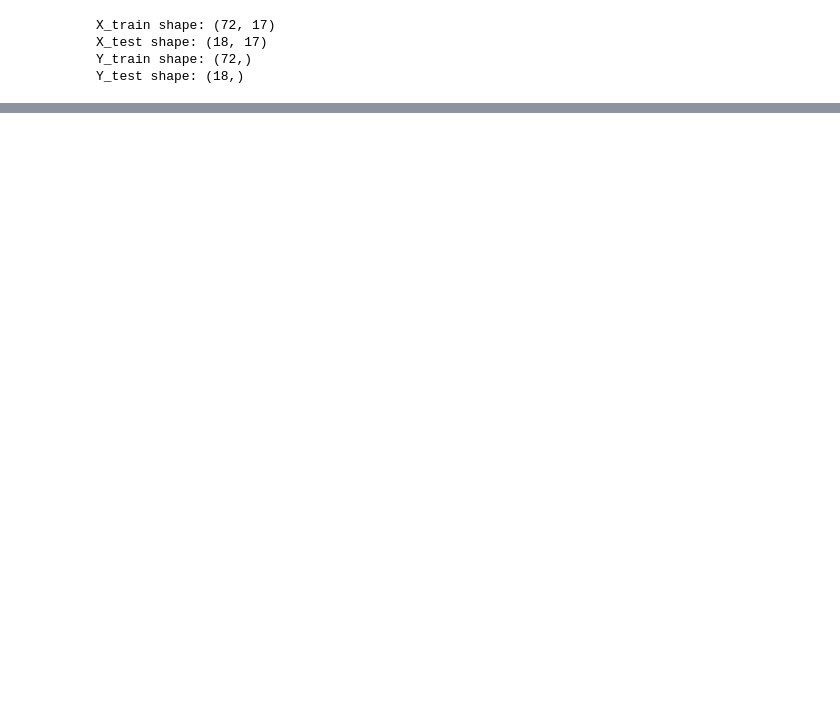
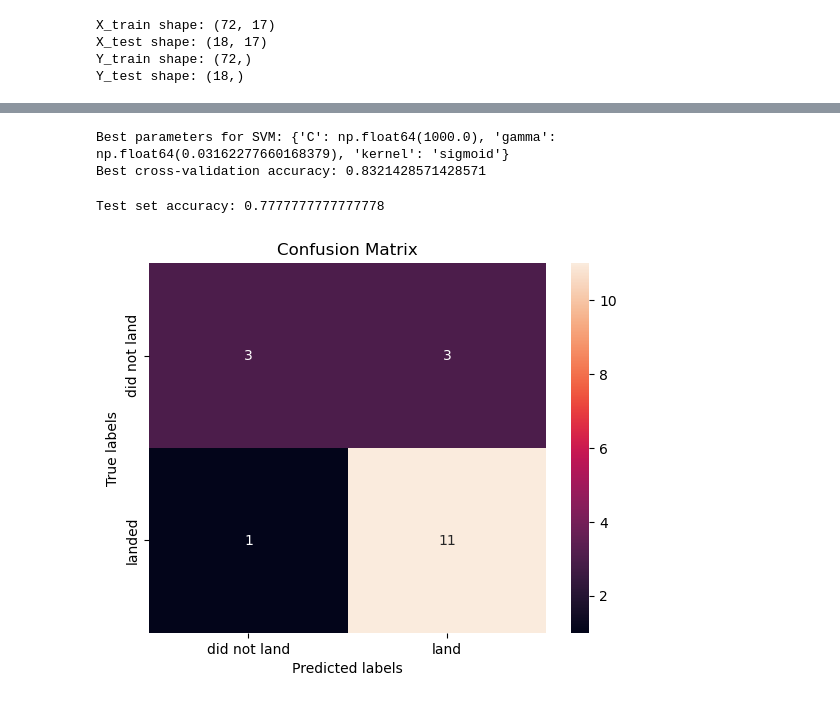
Before and after one commit to kycv7/data-science, a Jupyter notebook: proyectodc7.ipynb, the cells around one changed output, grey strips where cells are left out. Cells and saved outputs as stored; diff of their text form; code cells hidden in the pictures; blank space fills up the shorter version.

```diff
--- a/proyectodc7.ipynb
+++ b/proyectodc7.ipynb
@@ -134,0 +160,8 @@ Y_test shape: (18,)
+# %%
+parameters = {'kernel':('linear', 'rbf','poly','rbf', 'sigmoid'),
+              'C': np.logspace(-3, 3, 5),
+              'gamma':np.logspace(-3, 3, 5)}
+svm = SVC()
+# %%
+svm_cv = GridSearchCV(estimator=svm, param_grid=parameters, cv=10)
+svm_cv.fit(X_train, Y_train)
@@ -134,0 +175,16 @@ Y_test shape: (18,)
+# %%
+print("Best parameters for SVM:", svm_cv.best_params_)
+print("Best cross-validation accuracy:", svm_cv.best_score_)
+# %% [output]
+Best parameters for SVM: {'C': np.float64(1000.0), 'gamma': np.float64(0.03162277660168379), 'kernel': 'sigmoid'}
+Best cross-validation accuracy: 0.8321428571428571
+# %%
+test_accuracy = svm_cv.score(X_test, Y_test)
+print("Test set accuracy:", test_accuracy)
+# %% [output]
+Test set accuracy: 0.7777777777777778
+# %%
+yhat=svm_cv.predict(X_test)
+plot_confusion_matrix(Y_test,yhat)
+# %% [output]
+[figure, added]
```
Also changed, not shown: parts of 12 cells of this notebook.
